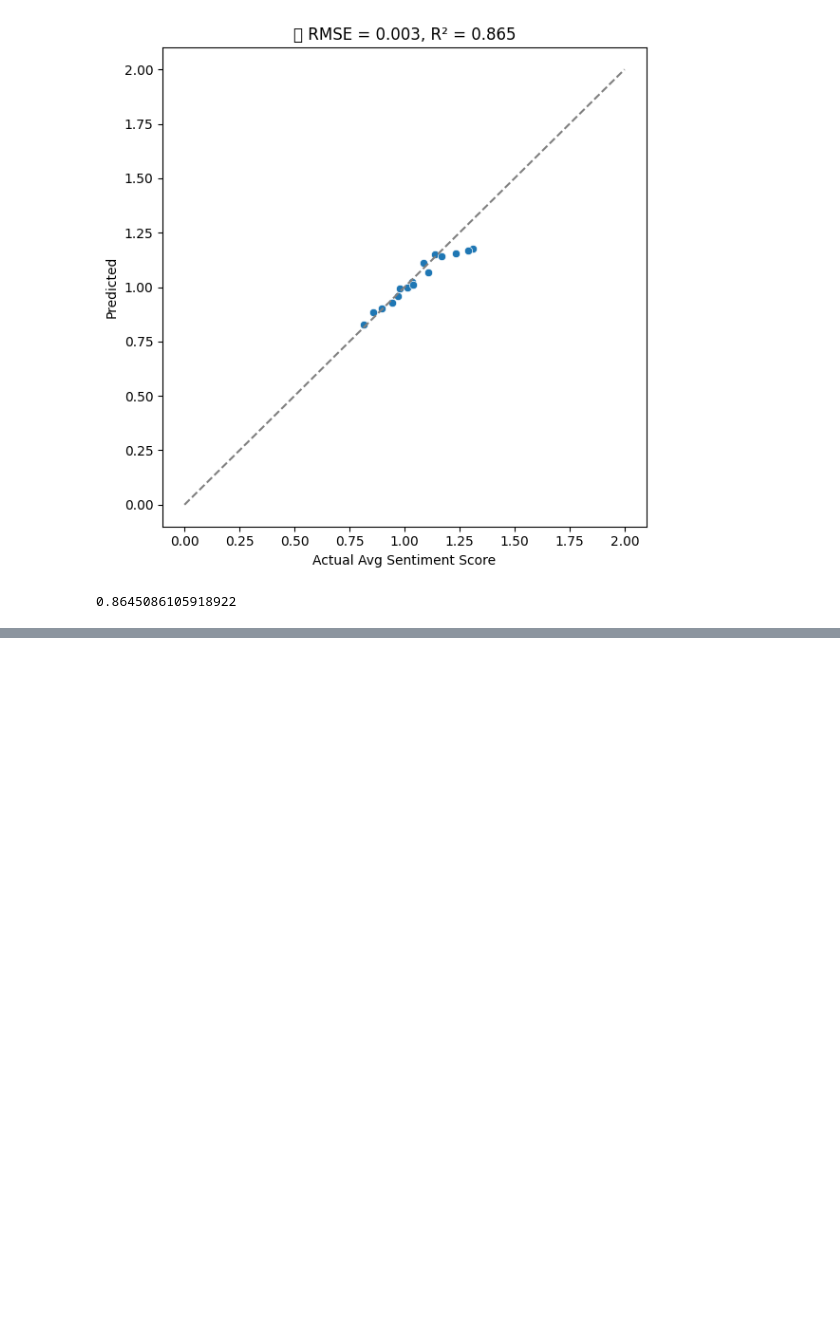
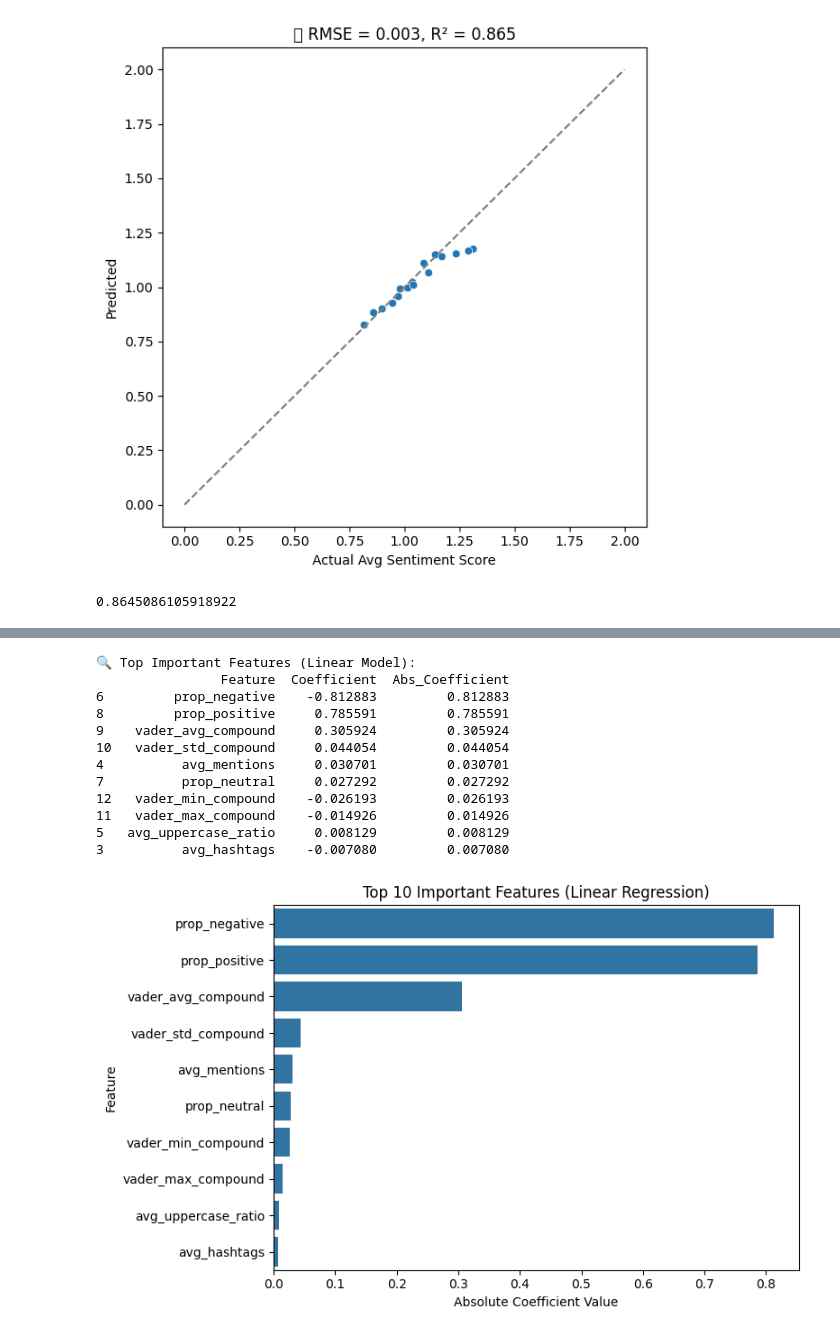
Before and after one commit to eric2003-tj/Python_ML_final, a Jupyter notebook: average_emotion_model.ipynb, the cells around one changed output, grey strips where cells are left out. Saved outputs shown, nothing was run; the diff lists cells and outputs as text; code cells hidden in the pictures; blank space fills up the shorter version.

```diff
--- a/average_emotion_model.ipynb
+++ b/average_emotion_model.ipynb
@@ -422,0 +613,45 @@ model.score(X,y)
+# %%
+import numpy as np
+import matplotlib.pyplot as plt
+import pandas as pd
+import seaborn as sns
+
+# 假設你已經訓練好一個線性模型（例如 Ridge）
+model = ridge_model  # 或 lasso_model
+
+# 取得係數與特徵名稱
+coefficients = model.coef_
+feature_names = X.columns
+
+# 整理成 DataFrame
+coef_df = pd.DataFrame({
+    'Feature': feature_names,
+    'Coefficient': coefficients,
+    'Abs_Coefficient': np.abs(coefficients)
+}).sort_values(by='Abs_Coefficient', ascending=False)
+
+# 印出前幾名
+print("🔍 Top Important Features (Linear Model):")
+print(coef_df.head(10))
+
+# 畫出 bar chart
+plt.figure(figsize=(8, 5))
+sns.barplot(data=coef_df.head(10), x="Abs_Coefficient", y="Feature")
+plt.title("Top 10 Important Features (Linear Regression)")
+plt.xlabel("Absolute Coefficient Value")
+plt.tight_layout()
+plt.show()
+# %% [output]
+🔍 Top Important Features (Linear Model):
+                Feature  Coefficient  Abs_Coefficient
+6         prop_negative    -0.812883         0.812883
+8         prop_positive     0.785591         0.785591
+9    vader_avg_compound     0.305924         0.305924
+10   vader_std_compound     0.044054         0.044054
+4          avg_mentions     0.030701         0.030701
+7          prop_neutral     0.027292         0.027292
+12   vader_min_compound    -0.026193         0.026193
+11   vader_max_compound    -0.014926         0.014926
+5   avg_uppercase_ratio     0.008129         0.008129
+3          avg_hashtags    -0.007080         0.007080
+[figure, added]
```
Also changed, not shown: parts of 12 cells of this notebook.
